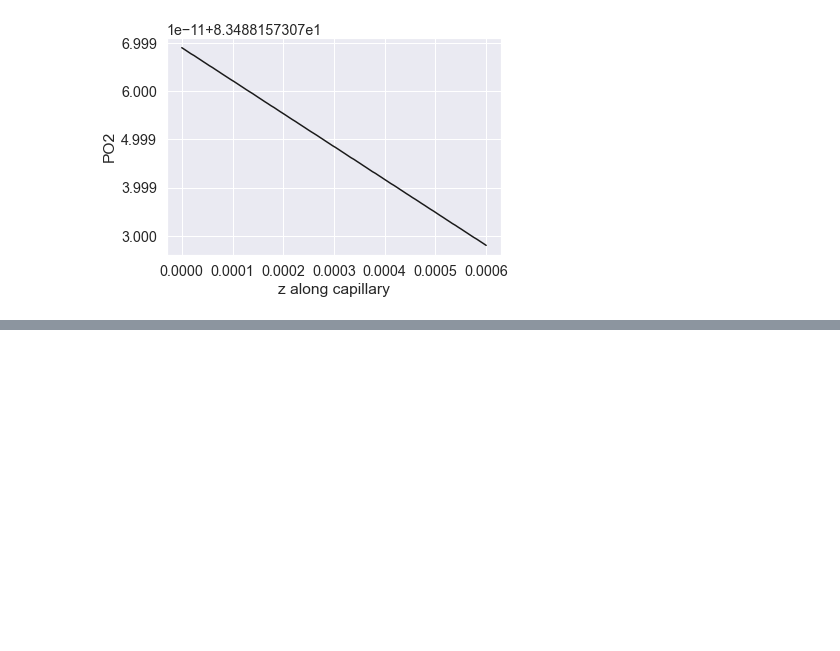
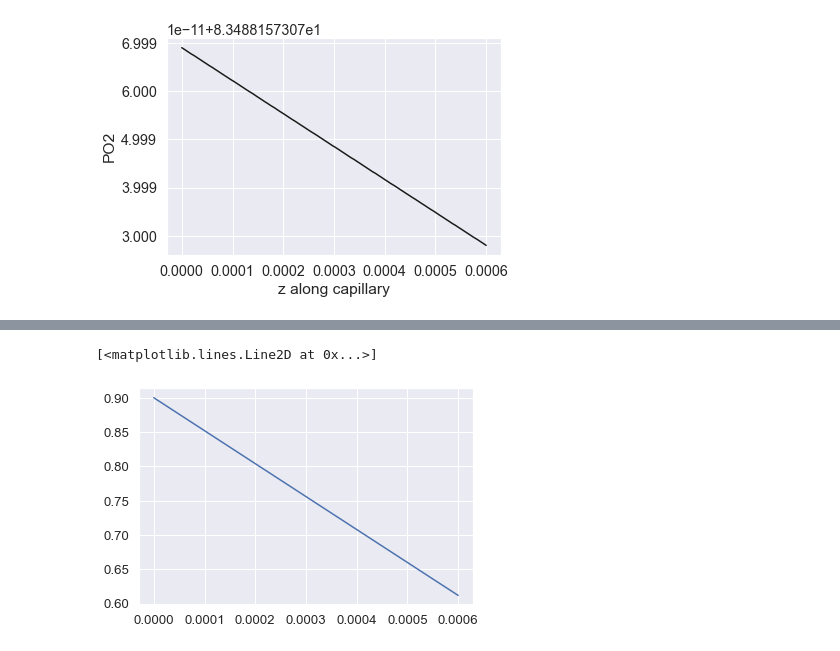
Before and after one commit to em-blue/relaxivity_pO2_notebooks, a Jupyter notebook: relaxivity_po2_playground_June2021_R1blood_r1Ox.ipynb, the cells around one changed output, grey strips where cells are left out. Saved outputs shown, nothing was run; the diff lists cells and outputs as text; code cells hidden in the pictures; blank space fills up the shorter version.

```diff
--- a/relaxivity_po2_playground_June2021_R1blood_r1Ox.ipynb
+++ b/relaxivity_po2_playground_June2021_R1blood_r1Ox.ipynb
@@ -443,0 +1214,7 @@ print(z)
+# %%
+y=SaO2+slope*z
+# %%
+plt.plot(z,y)
+# %% [output]
+[<matplotlib.lines.Line2D at 0x...>]
+[figure, added]
```
Also changed, not shown: parts of 48 cells of this notebook, 1 other file.
